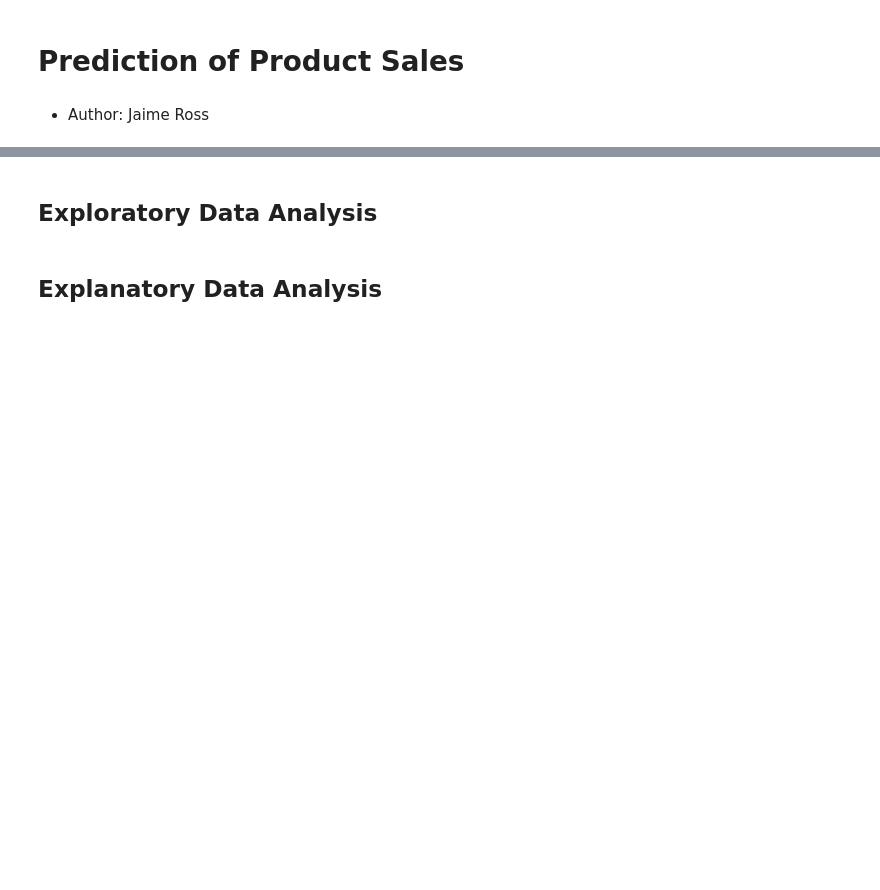
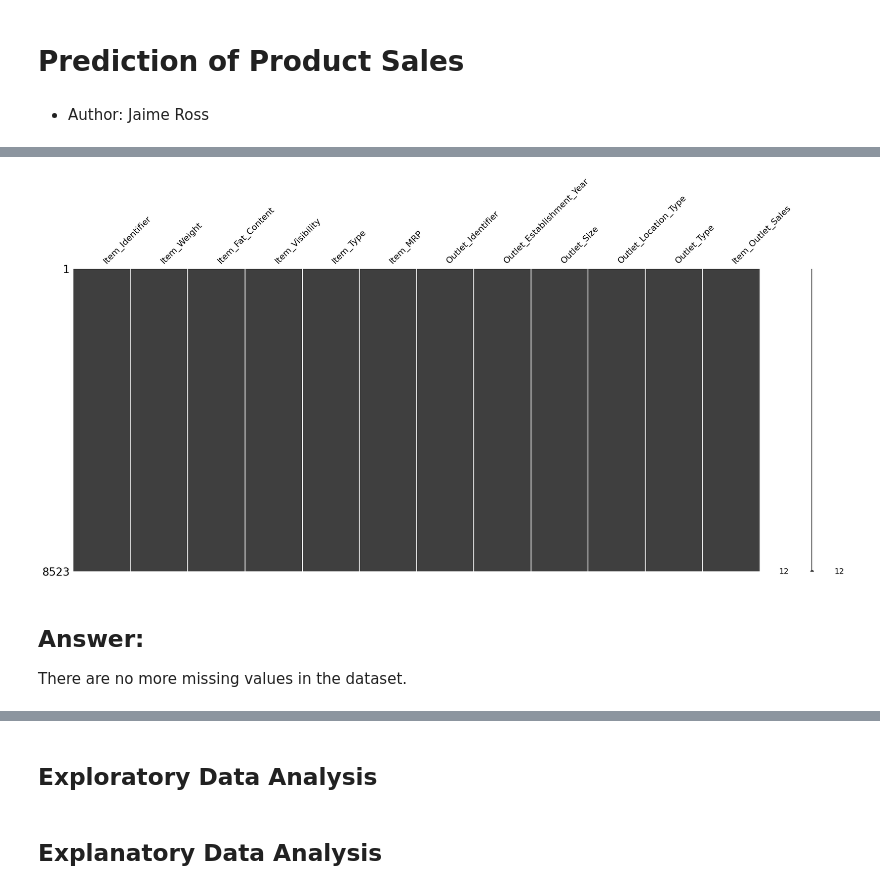
Before and after one commit to JaimeRoss/Prediction-of-Product-Sales, a Jupyter notebook: prediction_of_product_sales.ipynb, the cells around one changed output, grey strips where cells are left out. Drawn from its saved outputs; the diff is of its cells as text; code cells hidden in the pictures; blank space fills up the shorter version.

```diff
--- a/prediction_of_product_sales.ipynb
+++ b/prediction_of_product_sales.ipynb
@@ -12,0 +170,6 @@
+# %%
+# Placeholder for missing data in numerical columns
+numerical_placeholder = -1
+
+# Filling in missing values with a placeholder(-1)
+df[num_col] = df[num_col].fillna(numerical_placeholder)
@@ -12,0 +184,6 @@
+# %%
+# Placeholder for missing data in categorial columns
+categorial_placeholder = "MISSING_DATA"
+
+# Filling in missing values with a placeholder(MISSING_DATA)
+df[cat_col] = df[cat_col].fillna(categorial_placeholder)
@@ -12,0 +211,8 @@
+# %%
+# Using missingno to confirm that there are no more missing values in the dataset.
+msno.matrix(df);
+# %% [output]
+[figure, added]
+# %% [markdown]
+## Answer:
+There are no more missing values in the dataset.
```
Also changed, not shown: parts of 35 cells of this notebook.
